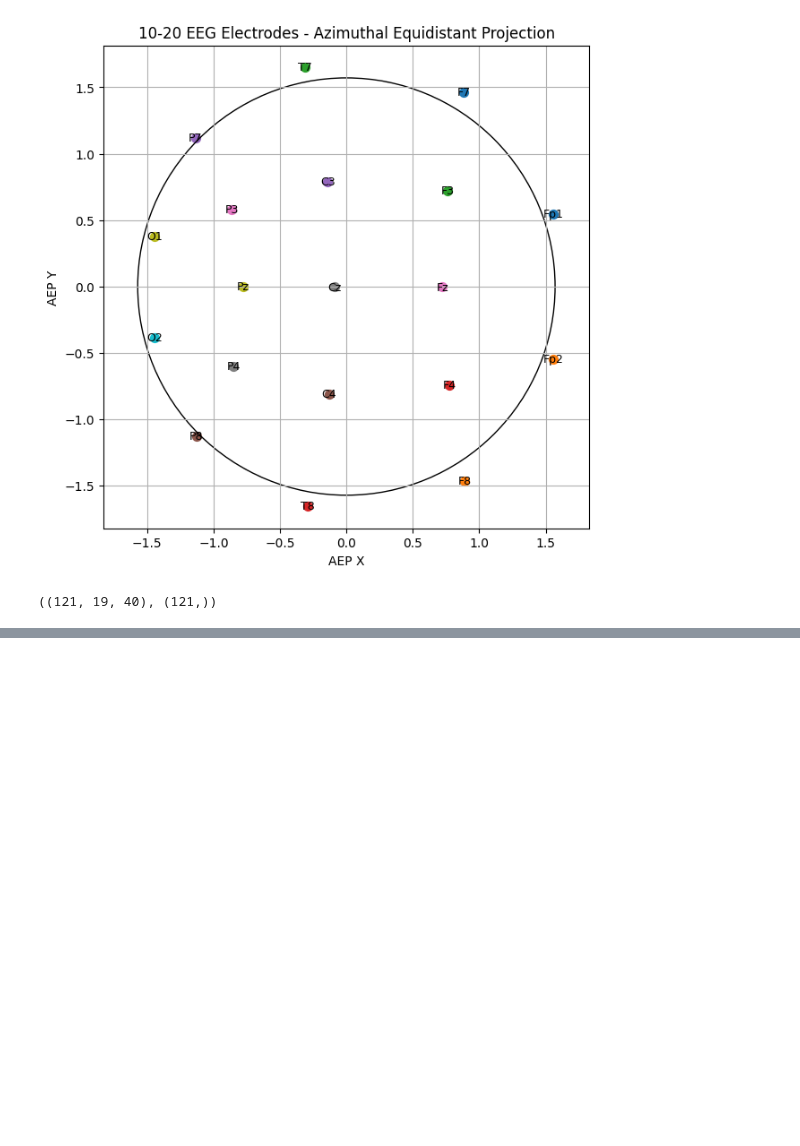
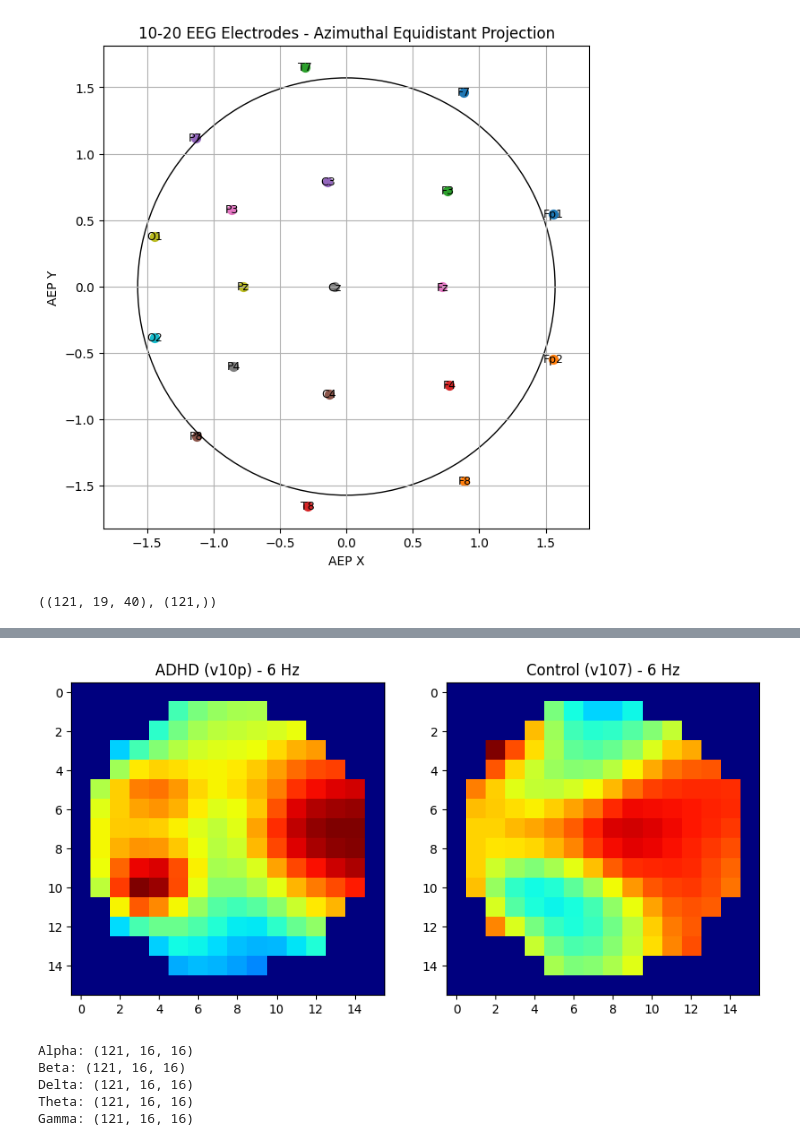
Before and after one commit to lorenzalepori/DeepLearning_ADHD, a Jupyter notebook: notebook.ipynb, the cells around one changed output, grey strips where cells are left out. Cells and saved outputs as stored; diff of their text form; code cells hidden in the pictures; blank space fills up the shorter version.

```diff
--- a/notebook.ipynb
+++ b/notebook.ipynb
@@ -271,7 +271,7 @@ for subject_id, group in subjects:
         freq, psd = welch(signal[channel_index], fs=SF, nperseg=256)
         band_powers = []
 
-        for low in range(1, 41):
+        for low in range(0, 40):
             mask = (freq >= low) & (freq < low + 1)
             band_powers.append(psd[mask].sum())
         channel_powers.append(band_powers)
@@ -303,0 +321,5 @@ NameError: name 'np' is not defined
+# %%
+# Load and import data
+from scipy.interpolate import CloughTocher2DInterpolator
+power_tensor = np.load("power_tensor.npy")
+coords_2d = np.array([aep_coords[ch] for ch in channels])  # shape: (19, 2)
@@ -303,0 +342,53 @@ NameError: name 'np' is not defined
+# %%
+brain_maps = np.zeros((n_subjects, GRID_SIZE, GRID_SIZE, n_freqs))
+
+for subj_idx in range(n_subjects):
+    for freq_idx in range(n_freqs):
+        values = power_tensor[subj_idx, :, freq_idx]  # 19 valori di potenza
+
+        interpolator = CloughTocher2DInterpolator(coords_2d, values)
+        interpolated = interpolator(grid_u, grid_v)
+        interpolated = np.nan_to_num(interpolated, nan=0.0)
+
+        brain_maps[subj_idx, :, :, freq_idx] = interpolated
+
+brain_maps = brain_maps / NORMALIZATION_FACTOR
+# %%
+# Plot the image of a patient with ADHD and one without
+adhd_idx = np.where(labels == 1)[0][0]      # first ADHD subject in the array
+control_idx = np.where(labels == 0)[0][0]   # first Control subject in the array
+
+# Set the same color scale for both images
+vmin = min(brain_maps[adhd_idx, :, :, 6].min(), brain_maps[control_idx, :, :, 5].min())
+vmax = max(brain_maps[adhd_idx, :, :, 6].max(), brain_maps[control_idx, :, :, 5].max())
+
+fig, axes = plt.subplots(1, 2, figsize=(10, 5))
+
+axes[0].imshow(brain_maps[adhd_idx, :, :, 6], cmap="jet")
+axes[0].set_title(f"ADHD ({subject_ids[adhd_idx]}) - 6 Hz")
+
+axes[1].imshow(brain_maps[control_idx, :, :, 6], cmap="jet")
+axes[1].set_title(f"Control ({subject_ids[control_idx]}) - 6 Hz")
+
+plt.show()
+# %% [output]
+[figure, added]
+# %%
+# Group the frequency bands into frequency bands
+alpha = brain_maps[:, :, :, 8:12].mean(axis=3)  # 8-12 Hz
+beta = brain_maps[:, :, :, 13:35].mean(axis=3)  # 13-35 Hz
+delta = brain_maps[:, :, :, 0:4].mean(axis=3)   # 1-4 Hz
+theta = brain_maps[:, :, :, 4:8].mean(axis=3)  # 4-8 Hz
+gamma = brain_maps[:, :, :, 35:40].mean(axis=3)  # 35-40 Hz
+
+print("Alpha:", alpha.shape)
+print("Beta:", beta.shape)
+print("Delta:", delta.shape)
+print("Theta:", theta.shape)
+print("Gamma:", gamma.shape)
+# %% [output]
+Alpha: (121, 16, 16)
+Beta: (121, 16, 16)
+Delta: (121, 16, 16)
+Theta: (121, 16, 16)
+Gamma: (121, 16, 16)
```
Also changed, not shown: parts of 2 cells of this notebook.
